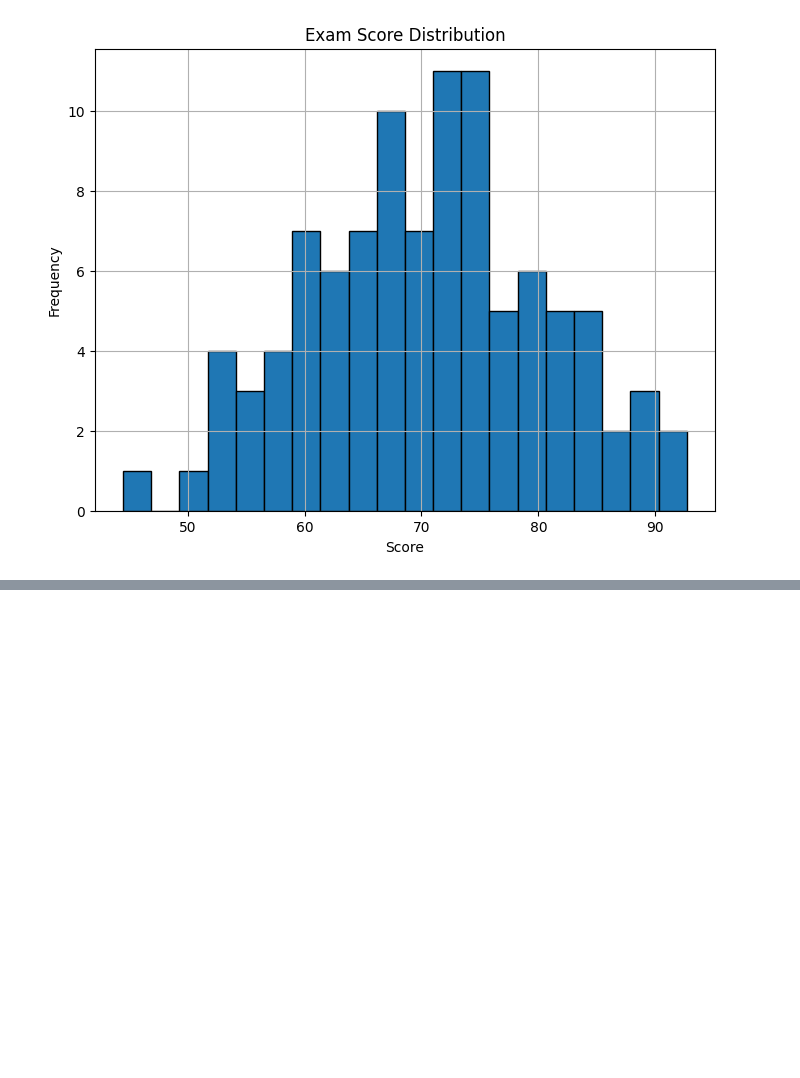
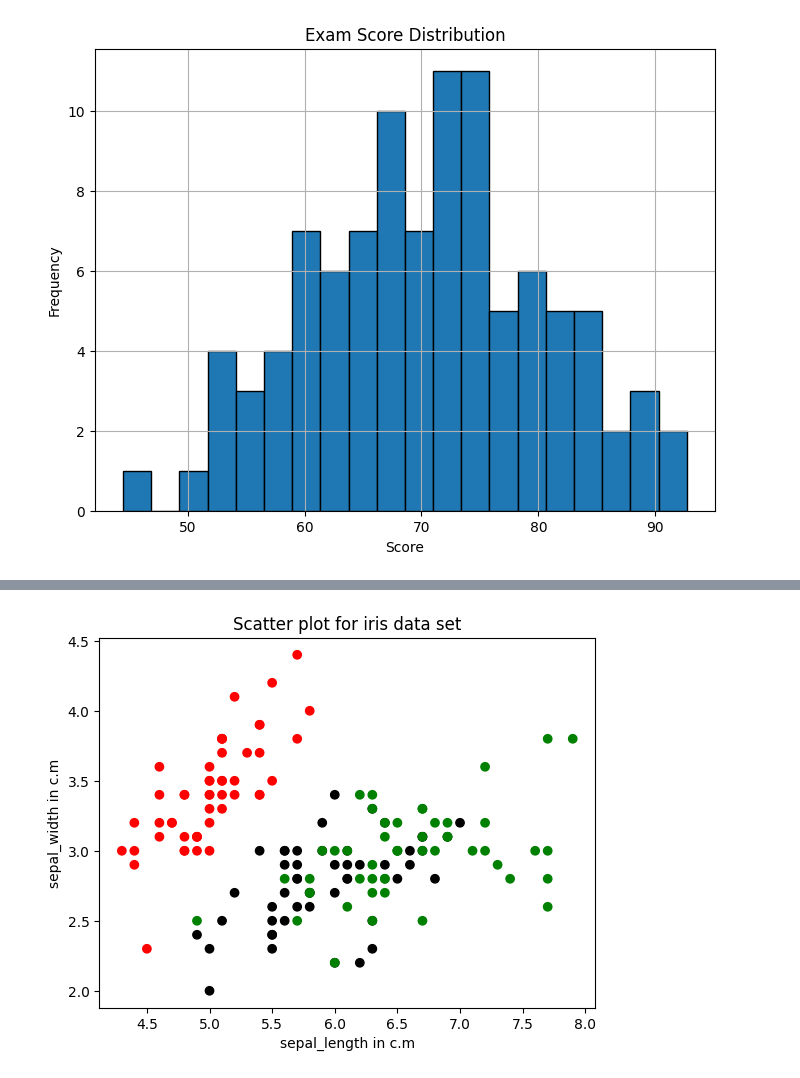
Before and after one commit to girishnn/sanjay, a Jupyter notebook: sanjay.ipynb, the cells around one changed output, grey strips where cells are left out. Saved outputs shown, nothing was run; the diff lists cells and outputs as text; code cells hidden in the pictures; blank space fills up the shorter version.

```diff
--- a/sanjay.ipynb
+++ b/sanjay.ipynb
@@ -855 +856,10 @@ plt.show()
 [figure]
+# %%
+import seaborn as sns
+import pandas as pd
+# Sample data
+data = sns.load_dataset('iris')
+# Create a pair plot
+sns.set(style="ticks")
+sns.pairplot(data, hue="species")
+plt.show()
@@ -855,0 +869,3 @@ plt.show()
+# %%
+df=pd.read_csv("/content/iris.csv")
+print(df)
@@ -855,0 +887,14 @@ plt.show()
+# %%
+import pandas as pd
+import matplotlib.pyplot as plt
+x = df['sepal_length']
+y = df['sepal_width']
+color = {'setosa': 'red', 'virginica': 'green', 'versicolor': 'black'}
+sp_color = df['species'].map(color)
+plt.scatter(df['sepal_length'], df['sepal_width'], c=sp_color)
+plt.xlabel('sepal_length in c.m')
+plt.ylabel('sepal_width in c.m')
+plt.title("Scatter plot for iris data set")
+plt.show()
+# %% [output]
+[figure, added]
```
Also changed, not shown: parts of 3 cells of this notebook.
